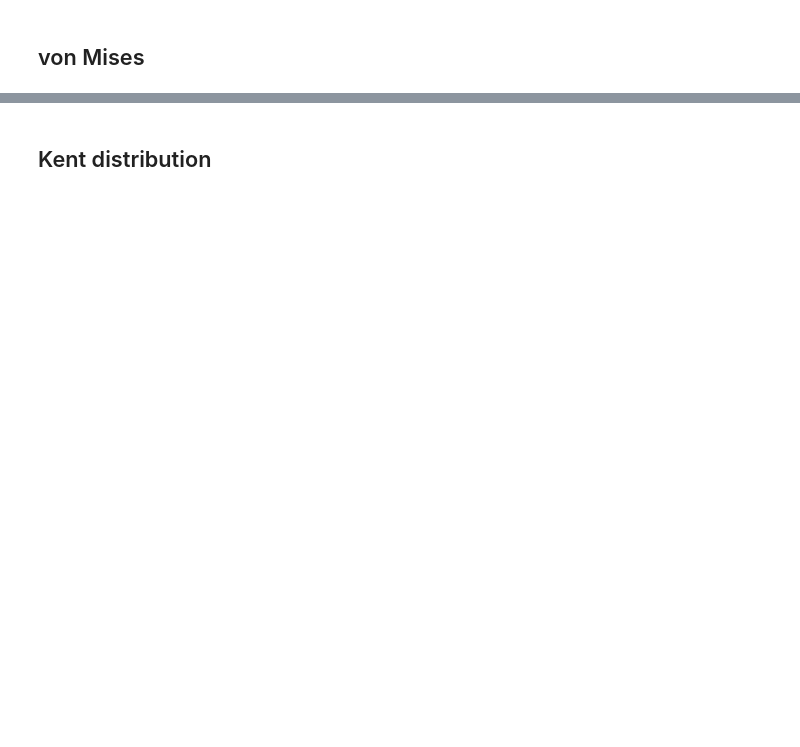
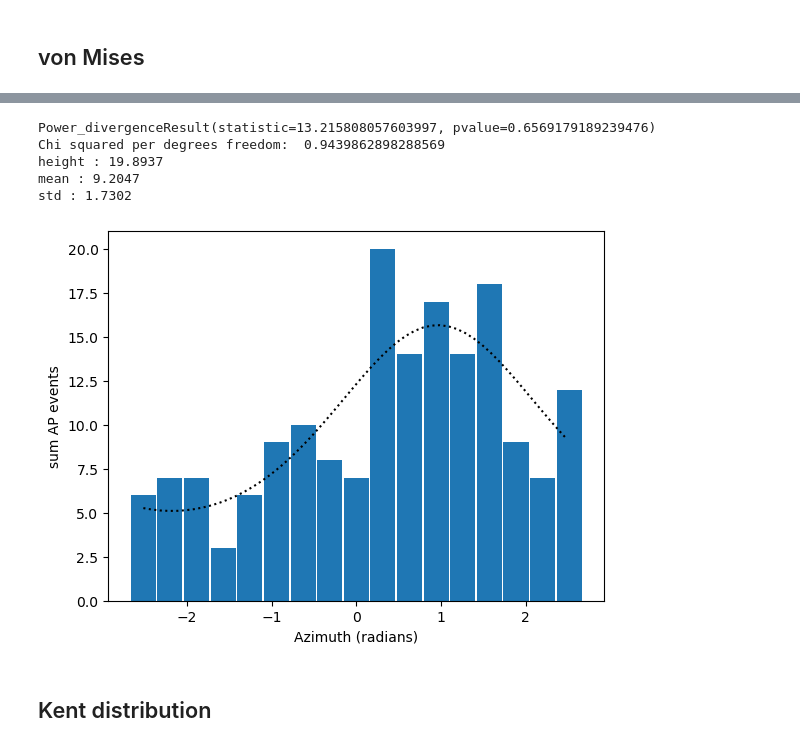
Before and after one commit to feldheimlab/auditoryAnalysis, a Jupyter notebook: scratch/3-0 - model fits.ipynb, the cells around one changed output, grey strips where cells are left out. Saved outputs shown, nothing was run; the diff lists cells and outputs as text; code cells hidden in the pictures; blank space fills up the shorter version.

```diff
--- a/scratch/3-0 - model fits.ipynb
+++ b/scratch/3-0 - model fits.ipynb
@@ -221,2 +173,80 @@ Power_divergenceResult(statistic=13.21580807589058, pvalue=0.6569179175770277)
+# %%
+class fit_vonMises():
+    def __init__(self, data, X=None, init_params=None, verbose=True, plot=False):
+        '''
+        fit vonMises distribution of binned data
+        '''
+        self.data = data
+        self.X = X
+        self.init_params = init_params
+        self.verbose=verbose
+        self.plot=plot
+
+        if hasattr(X, "__len__"):
+            self.X = X
+        elif self.X == None:
+            self.X = np.indices(self.data.shape)
+
+        if self.init_params == None:
+            self.init_params = self.vonmisesmoments(self.data, self.X)
+
+        error_function = lambda p: np.ravel(self.vonMises(p, X) - data)
+        self.params, success = optimize.leastsq(error_function, self.init_params)
+        self.chiresults = chiSquaredTest(self.data, self.vonMises(self.params, self.X), self.params, plot=False)
+
+    def vonMises(self, params, X):
+        '''
+        x in radians
+        '''
+        height, xmean, conc = params
+        fxn = lambda x: height*np.exp(conc*np.cos(x-xmean))/(2*np.pi*special.jv(0, conc))
+        return fxn(X)
+
+    def vonmisesmoments(sefl, data, X):
+        '''
+        X in radians
+        Returns (height, xmean, conc)
+        the vonMises parameters of a 1D distribution
+        '''
+
+        datam = data
+        datam[datam<0]=0
+        total = datam.sum()
+
+        xmean = (X*datam).sum()/total
+        conc = np.sqrt(np.abs(np.sum((X-xmean)**2*data)/np.sum(data)))
+        height = datam.max()
+
+        return [height, xmean, conc]
+
+    def predict(self, x_new):
+        return self.vonMises(self.params, x_new)
+
+data = np.array([ 6.,  7.,  7.,  3.,  6.,  9., 10.,  8.,  7., 20., 14., 17., 14., 18.,  9.,  7., 12.])
+azim = np.array([-144, -126, -108, -90, -72, -54, -36, -18, 0, 18, 36, 54, 72, 90, 108, 126, 144])
+azimrad = azim * (np.pi/180)
+interp = np.arange(azimrad[0],azimrad[-1],.1)
+
+#data
+model = fit_vonMises(data, azimrad)
+
+#print the fit parameters
+param_labels = ['height', 'mean', 'std']
+for i, label in enumerate(param_labels):
+    print(label, ':', np.round(p[i], 4))
+
+#graph the data
+plt.bar(azimrad, data, width=(np.abs(np.min(azimrad))+np.abs(np.max(azimrad)))/len(data))
+plt.xlabel('Azimuth (radians)')
+plt.ylabel('sum AP events')
+plt.plot(interp, model.predict(interp), linestyle=':', c='black')
+plt.show()
+# %% [output]
+Power_divergenceResult(statistic=13.215808057603997, pvalue=0.6569179189239476)
+Chi squared per degrees freedom:  0.9439862898288569
+height : 19.8937
+mean : 9.2047
+std : 1.7302
+[figure, added]
 # %% [markdown]
 ## Kent distribution
```
Also changed, not shown: parts of 10 cells of this notebook, 9 other files.
